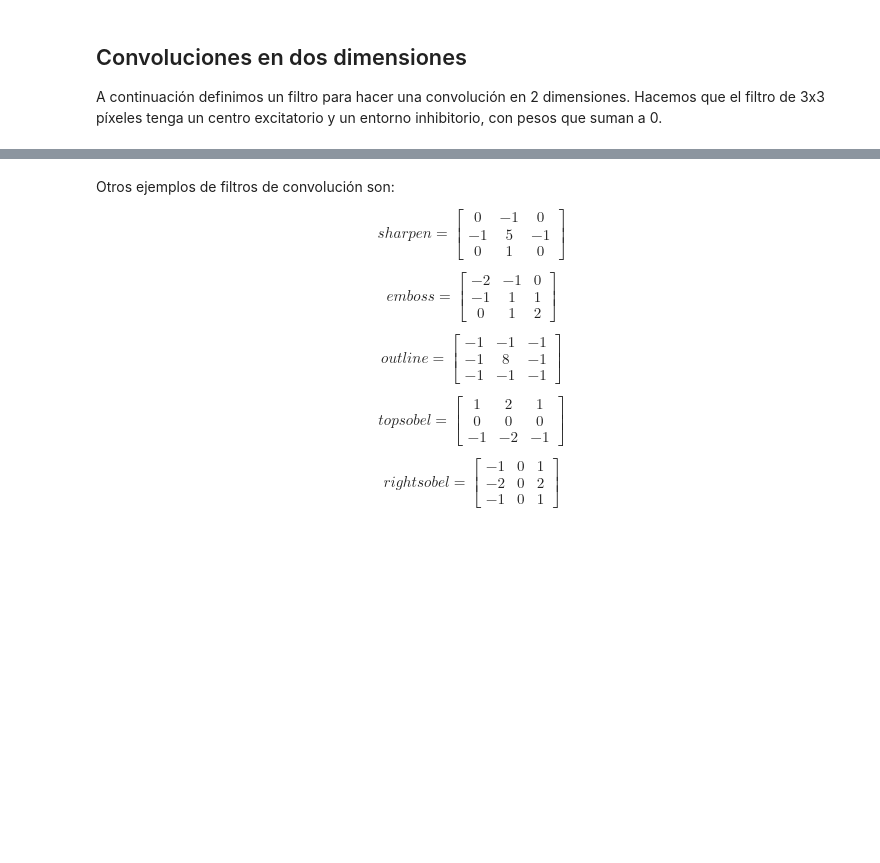
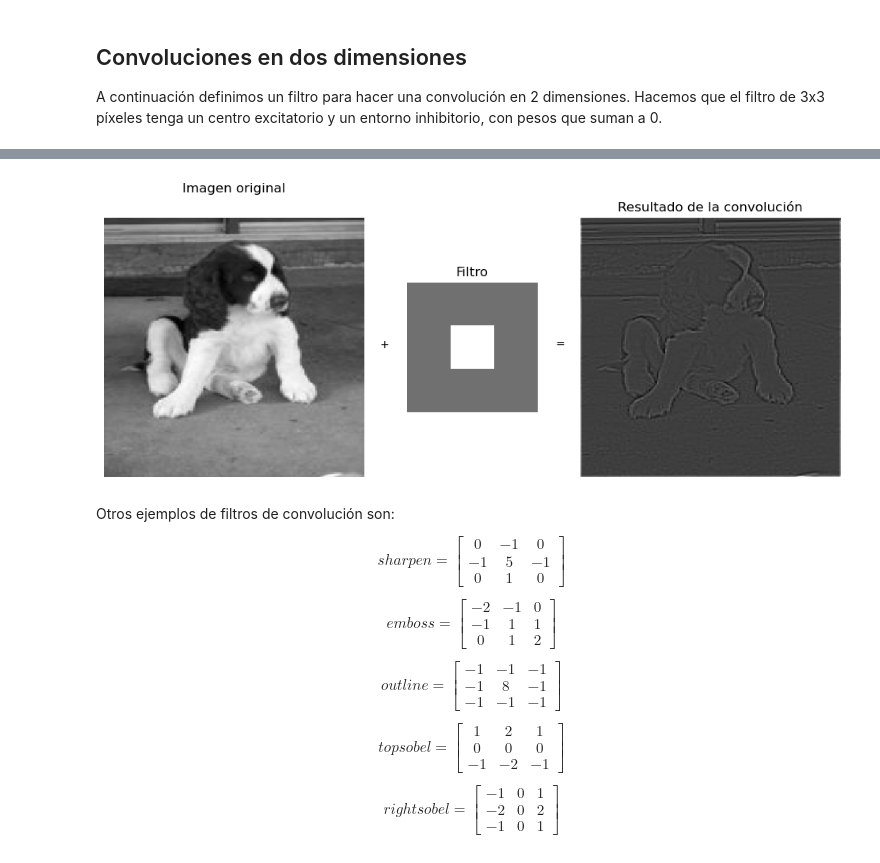
Before and after one commit to MaestriaCienciasCognitivas/ncc, a Jupyter notebook: book/notebooks/S7_Cuaderno6.ipynb, the cells around one changed output, grey strips where cells are left out. Saved outputs shown, nothing was run; the diff lists cells and outputs as text; code cells hidden in the pictures; blank space fills up the shorter version.

```diff
--- a/book/notebooks/S7_Cuaderno6.ipynb
+++ b/book/notebooks/S7_Cuaderno6.ipynb
@@ -246,3 +326,14 @@ ax3.matshow(convolucion, cmap="gray")
+# %%
+s = imagen
+f = np.array([
+    [-1/8, -1/8, -1/8],
+    [-1/8,  1,   -1/8],
+    [-1/8, -1/8, -1/8]
+])
+convolucion = sp.signal.convolve(s, f, mode='same')
+visualizar_convolucion2d(s, f, convolucion)
+# %% [output]
+[figure, added]
 # %% [markdown]
 Otros ejemplos de filtros de convolución son:
 
```
Also changed, not shown: parts of 19 cells of this notebook.
